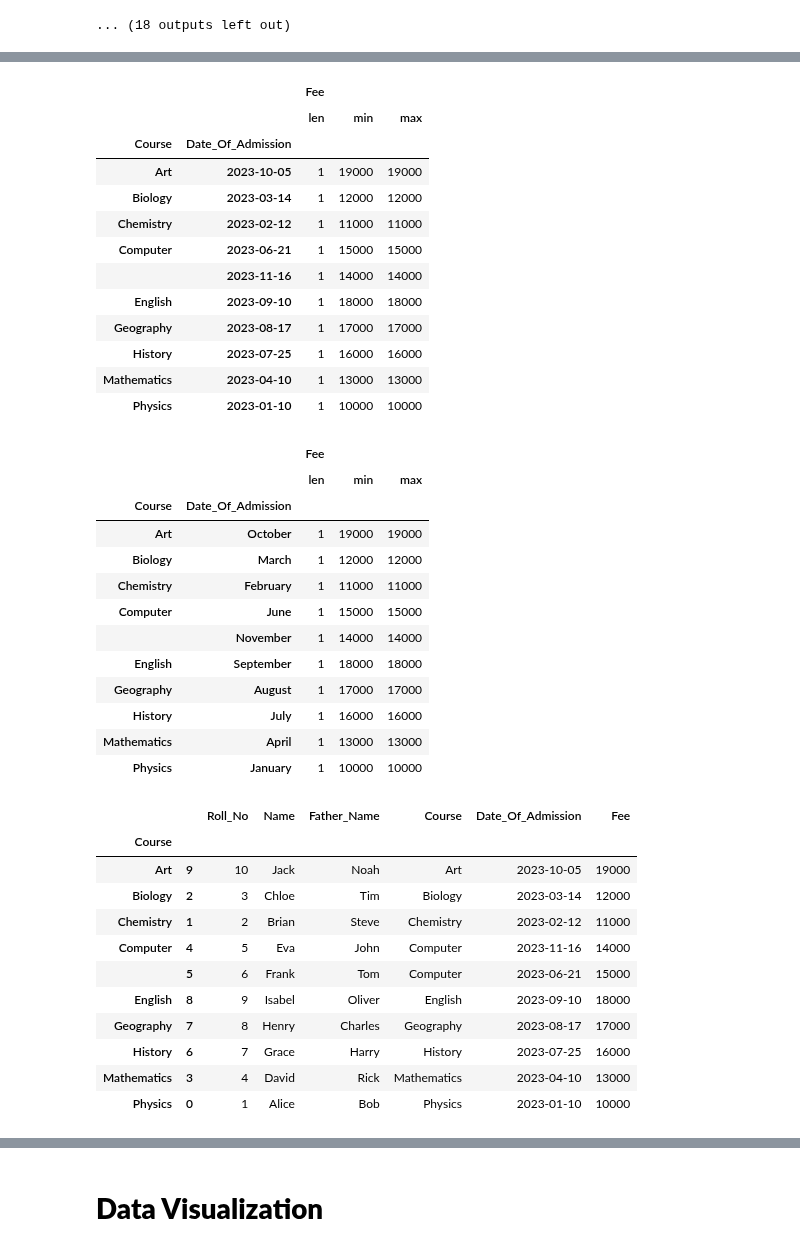
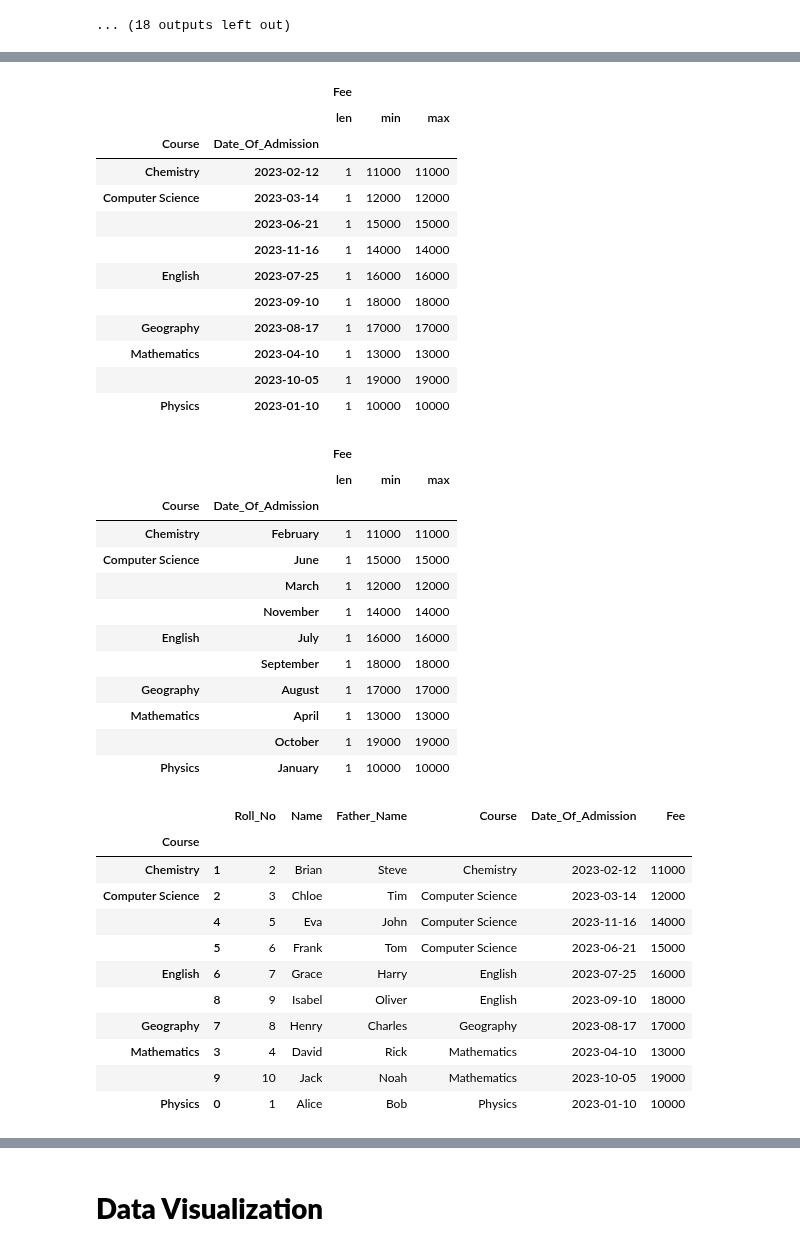
Before and after one commit to AhmedShaykh/NumPy-And-Pandas, a Jupyter notebook: pandas3.ipynb, the cells around one changed output, grey strips where cells are left out. Cells and saved outputs as stored; diff of their text form; code cells hidden in the pictures.

```diff
--- a/pandas3.ipynb
+++ b/pandas3.ipynb
@@ -761,14 +772,14 @@ class StudentSchema(pa.SchemaModel):
 studentsData = [
     {"Roll_No": 1, "Name": "Alice", "Father_Name": "Bob", "Course": "Physics", "Date_Of_Admission": "2023-01-10", "Fee": 10000},
     {"Roll_No": 2, "Name": "Brian", "Father_Name": "Steve", "Course": "Chemistry", "Date_Of_Admission": "2023-02-12", "Fee": 11000},
-    {"Roll_No": 3, "Name": "Chloe", "Father_Name": "Tim", "Course": "Biology", "Date_Of_Admission": "2023-03-14", "Fee": 12000},
+    {"Roll_No": 3, "Name": "Chloe", "Father_Name": "Tim", "Course": "Computer Science", "Date_Of_Admission": "2023-03-14", "Fee": 12000},
     {"Roll_No": 4, "Name": "David", "Father_Name": "Rick", "Course": "Mathematics", "Date_Of_Admission": "2023-04-10", "Fee": 13000},
-    {"Roll_No": 5, "Name": "Eva", "Father_Name": "John", "Course": "Computer", "Date_Of_Admission": "2023-11-16", "Fee": 14000},
-    {"Roll_No": 6, "Name": "Frank", "Father_Name": "Tom", "Course": "Computer", "Date_Of_Admission": "2023-06-21", "Fee": 15000},
-    {"Roll_No": 7, "Name": "Grace", "Father_Name": "Harry", "Course": "History", "Date_Of_Admission": "2023-07-25", "Fee": 16000},
+    {"Roll_No": 5, "Name": "Eva", "Father_Name": "John", "Course": "Computer Science", "Date_Of_Admission": "2023-11-16", "Fee": 14000},
+    {"Roll_No": 6, "Name": "Frank", "Father_Name": "Tom", "Course": "Computer Science", "Date_Of_Admission": "2023-06-21", "Fee": 15000},
+    {"Roll_No": 7, "Name": "Grace", "Father_Name": "Harry", "Course": "English", "Date_Of_Admission": "2023-07-25", "Fee": 16000},
     {"Roll_No": 8, "Name": "Henry", "Father_Name": "Charles", "Course": "Geography", "Date_Of_Admission": "2023-08-17", "Fee": 17000},
     {"Roll_No": 9, "Name": "Isabel", "Father_Name": "Oliver", "Course": "English", "Date_Of_Admission": "2023-09-10", "Fee": 18000},
-    {"Roll_No": 10, "Name": "Jack", "Father_Name": "Noah", "Course": "Art", "Date_Of_Admission": "2023-10-05", "Fee": 19000}
+    {"Roll_No": 10, "Name": "Jack", "Father_Name": "Noah", "Course": "Mathematics", "Date_Of_Admission": "2023-10-05", "Fee": 19000}
 ];
 
 studentsDf : pd.DataFrame = pd.DataFrame(studentsData);
@@ -957,19 +977,19 @@ studentsDf.groupby(["Course"])[["Fee"]].agg([len, "min", "max"])
 | Physics | 1 | 10000 | 10000 |
 # %%
-studentsDf.groupby(["Course", studentsDf["Date_Of_Admission"]])[["Fee"]].agg([len, "min", "max"])
+studentsDf.groupby(["Course", studentsDf["Date_Of_Admission"]])[["Fee"]].agg([len, "min", "max"]) # Course Group Add DataFrame Of Date
 # %% [output]
 |  |  | Fee |  |  |
 |  |  | len | min | max |
 | Course | Date_Of_Admission |  |  |  |
-| Art | 2023-10-05 | 1 | 19000 | 19000 |
-| Biology | 2023-03-14 | 1 | 12000 | 12000 |
 | Chemistry | 2023-02-12 | 1 | 11000 | 11000 |
-| Computer | 2023-06-21 | 1 | 15000 | 15000 |
+| Computer Science | 2023-03-14 | 1 | 12000 | 12000 |
+|  | 2023-06-21 | 1 | 15000 | 15000 |
 |  | 2023-11-16 | 1 | 14000 | 14000 |
-| English | 2023-09-10 | 1 | 18000 | 18000 |
+| English | 2023-07-25 | 1 | 16000 | 16000 |
+|  | 2023-09-10 | 1 | 18000 | 18000 |
 | Geography | 2023-08-17 | 1 | 17000 | 17000 |
-| History | 2023-07-25 | 1 | 16000 | 16000 |
 | Mathematics | 2023-04-10 | 1 | 13000 | 13000 |
+|  | 2023-10-05 | 1 | 19000 | 19000 |
 | Physics | 2023-01-10 | 1 | 10000 | 10000 |
 # %%
 studentsDf.groupby(["Course", studentsDf["Date_Of_Admission"].dt.strftime("%B")])[["Fee"]].agg([len, "min", "max"])
@@ -977,29 +997,29 @@ studentsDf.groupby(["Course", studentsDf["Date_Of_Admission"].dt.strftime("%B")]
 |  |  | Fee |  |  |
 |  |  | len | min | max |
 | Course | Date_Of_Admission |  |  |  |
-| Art | October | 1 | 19000 | 19000 |
-| Biology | March | 1 | 12000 | 12000 |
 | Chemistry | February | 1 | 11000 | 11000 |
-| Computer | June | 1 | 15000 | 15000 |
+| Computer Science | June | 1 | 15000 | 15000 |
+|  | March | 1 | 12000 | 12000 |
 |  | November | 1 | 14000 | 14000 |
-| English | September | 1 | 18000 | 18000 |
+| English | July | 1 | 16000 | 16000 |
+|  | September | 1 | 18000 | 18000 |
 | Geography | August | 1 | 17000 | 17000 |
-| History | July | 1 | 16000 | 16000 |
 | Mathematics | April | 1 | 13000 | 13000 |
+|  | October | 1 | 19000 | 19000 |
 | Physics | January | 1 | 10000 | 10000 |
 # %%
-studentsDf.groupby(["Course"]).apply(lambda x: x.head())
+studentsDf.groupby(("Course"), group_keys=True).apply(lambda x: x.head())
 # %% [output]
 |  |  | Roll_No | Name | Father_Name | Course | Date_Of_Admission | Fee |
 | Course |  |  |  |  |  |  |  |
-| Art | 9 | 10 | Jack | Noah | Art | 2023-10-05 | 19000 |
-| Biology | 2 | 3 | Chloe | Tim | Biology | 2023-03-14 | 12000 |
 | Chemistry | 1 | 2 | Brian | Steve | Chemistry | 2023-02-12 | 11000 |
-| Computer | 4 | 5 | Eva | John | Computer | 2023-11-16 | 14000 |
-|  | 5 | 6 | Frank | Tom | Computer | 2023-06-21 | 15000 |
-| English | 8 | 9 | Isabel | Oliver | English | 2023-09-10 | 18000 |
+| Computer Science | 2 | 3 | Chloe | Tim | Computer Science | 2023-03-14 | 12000 |
+|  | 4 | 5 | Eva | John | Computer Science | 2023-11-16 | 14000 |
+|  | 5 | 6 | Frank | Tom | Computer Science | 2023-06-21 | 15000 |
+| English | 6 | 7 | Grace | Harry | English | 2023-07-25 | 16000 |
+|  | 8 | 9 | Isabel | Oliver | English | 2023-09-10 | 18000 |
 | Geography | 7 | 8 | Henry | Charles | Geography | 2023-08-17 | 17000 |
-| History | 6 | 7 | Grace | Harry | History | 2023-07-25 | 16000 |
 | Mathematics | 3 | 4 | David | Rick | Mathematics | 2023-04-10 | 13000 |
+|  | 9 | 10 | Jack | Noah | Mathematics | 2023-10-05 | 19000 |
 | Physics | 0 | 1 | Alice | Bob | Physics | 2023-01-10 | 10000 |
 # %%
```
Also changed, not shown: parts of 21 cells of this notebook.
